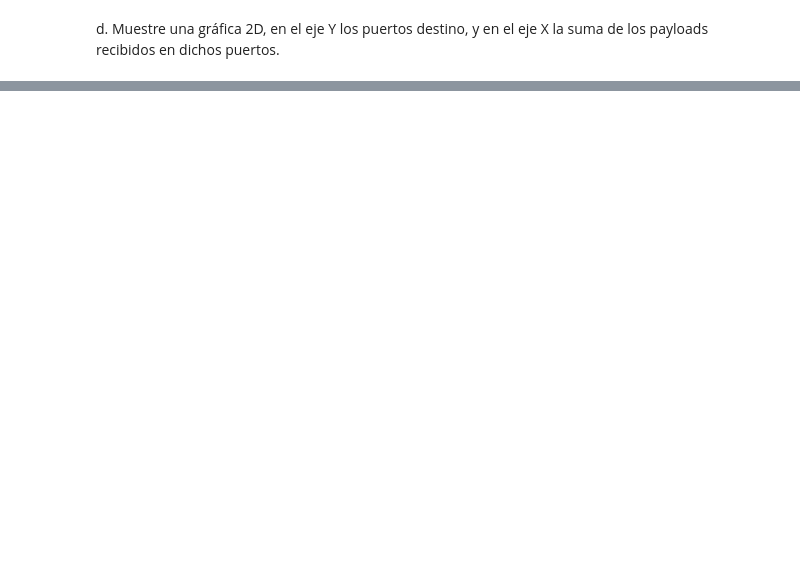
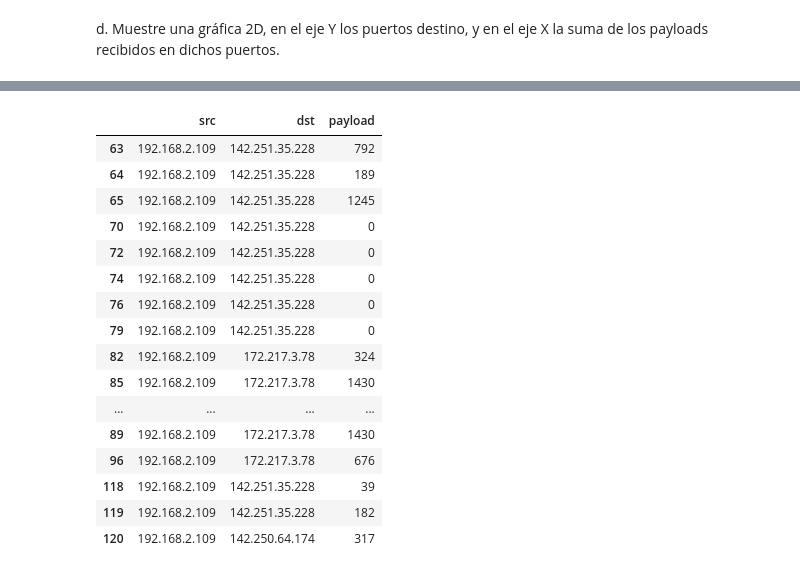
Before and after one commit to dianaxime/SDS-LAB5, a Jupyter notebook: SDS-Lab05.ipynb, the cells around one changed output, grey strips where cells are left out. Saved outputs shown, nothing was run; the diff lists cells and outputs as text; code cells hidden in the pictures; blank space fills up the shorter version.

```diff
--- a/SDS-Lab05.ipynb
+++ b/SDS-Lab05.ipynb
@@ -270,0 +291,23 @@ df.groupby('dport').count()['payload'].plot(legend=True, figsize=(15, 8))
+# %%
+df_payload = df_src_frecuente.groupby(by = ['payload'])
+# %%
+df_payload = df_payload[['src', 'dst', 'payload']]
+df_payload.head()
+# %% [output]
+|  | src | dst | payload |
+| 63 | 192.168.2.109 | 142.251.35.228 | 792 |
+| 64 | 192.168.2.109 | 142.251.35.228 | 189 |
+| 65 | 192.168.2.109 | 142.251.35.228 | 1245 |
+| 70 | 192.168.2.109 | 142.251.35.228 | 0 |
+| 72 | 192.168.2.109 | 142.251.35.228 | 0 |
+| 74 | 192.168.2.109 | 142.251.35.228 | 0 |
+| 76 | 192.168.2.109 | 142.251.35.228 | 0 |
+| 79 | 192.168.2.109 | 142.251.35.228 | 0 |
+| 82 | 192.168.2.109 | 172.217.3.78 | 324 |
+| 85 | 192.168.2.109 | 172.217.3.78 | 1430 |
+| ... | ... | ... | ... |
+| 89 | 192.168.2.109 | 172.217.3.78 | 1430 |
+| 96 | 192.168.2.109 | 172.217.3.78 | 676 |
+| 118 | 192.168.2.109 | 142.251.35.228 | 39 |
+| 119 | 192.168.2.109 | 142.251.35.228 | 182 |
+| 120 | 192.168.2.109 | 142.250.64.174 | 317 |
```
Also changed, not shown: parts of 26 cells of this notebook, 1 other file.
